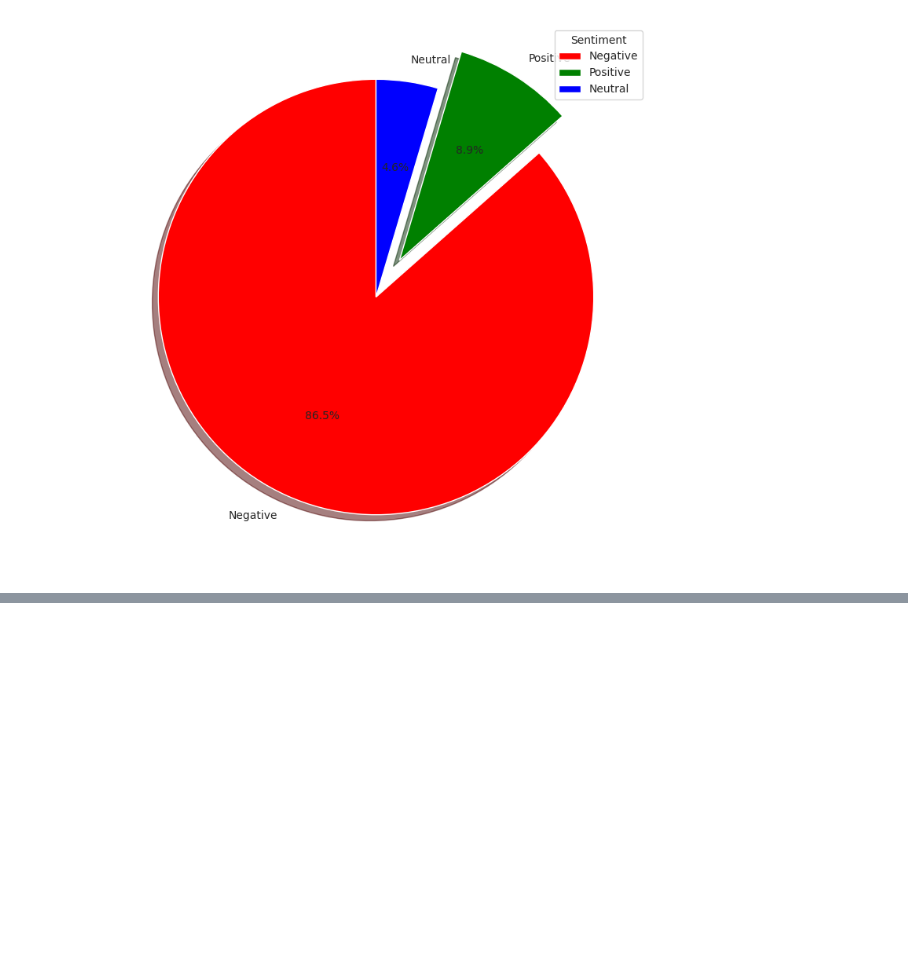
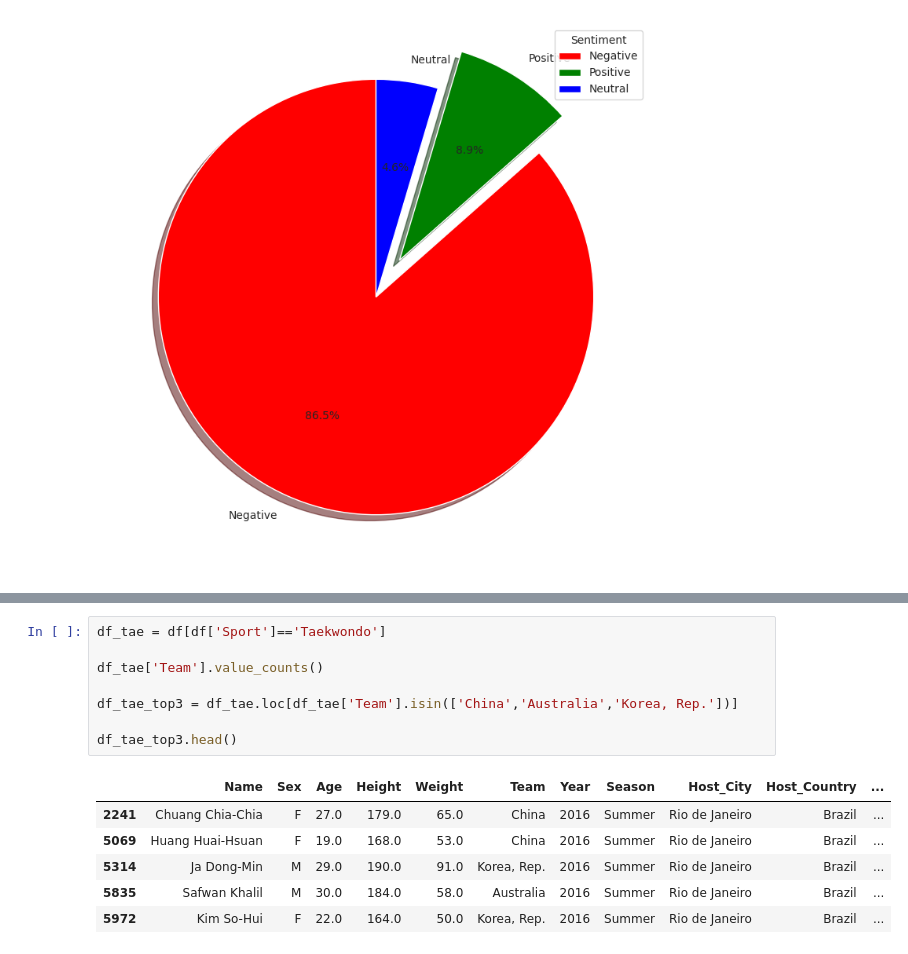
Before and after one commit to adityabadve12/Olympics_data, a Jupyter notebook: Olympics.ipynb, the cells around one changed output, grey strips where cells are left out. Drawn from its saved outputs; the diff is of its cells as text; blank space fills up the shorter version.

```diff
--- a/Olympics.ipynb
+++ b/Olympics.ipynb
@@ -566,0 +586,15 @@ plt.show()
+# %%
+df_tae = df[df['Sport']=='Taekwondo']
+
+df_tae['Team'].value_counts()
+
+df_tae_top3 = df_tae.loc[df_tae['Team'].isin(['China','Australia','Korea, Rep.'])]
+
+df_tae_top3.head()
+# %% [output]
+|  | Name | Sex | Age | Height | Weight | Team | Year | Season | Host_City | Host_Country | ... |
+| 2241 | Chuang Chia-Chia | F | 27.0 | 179.0 | 65.0 | China | 2016 | Summer | Rio de Janeiro | Brazil | ... |
+| 5069 | Huang Huai-Hsuan | F | 19.0 | 168.0 | 53.0 | China | 2016 | Summer | Rio de Janeiro | Brazil | ... |
+| 5314 | Ja Dong-Min | M | 29.0 | 190.0 | 91.0 | Korea, Rep. | 2016 | Summer | Rio de Janeiro | Brazil | ... |
+| 5835 | Safwan Khalil | M | 30.0 | 184.0 | 58.0 | Australia | 2016 | Summer | Rio de Janeiro | Brazil | ... |
+| 5972 | Kim So-Hui | F | 22.0 | 164.0 | 50.0 | Korea, Rep. | 2016 | Summer | Rio de Janeiro | Brazil | ... |
```
Also changed, not shown: parts of 7 cells of this notebook.
